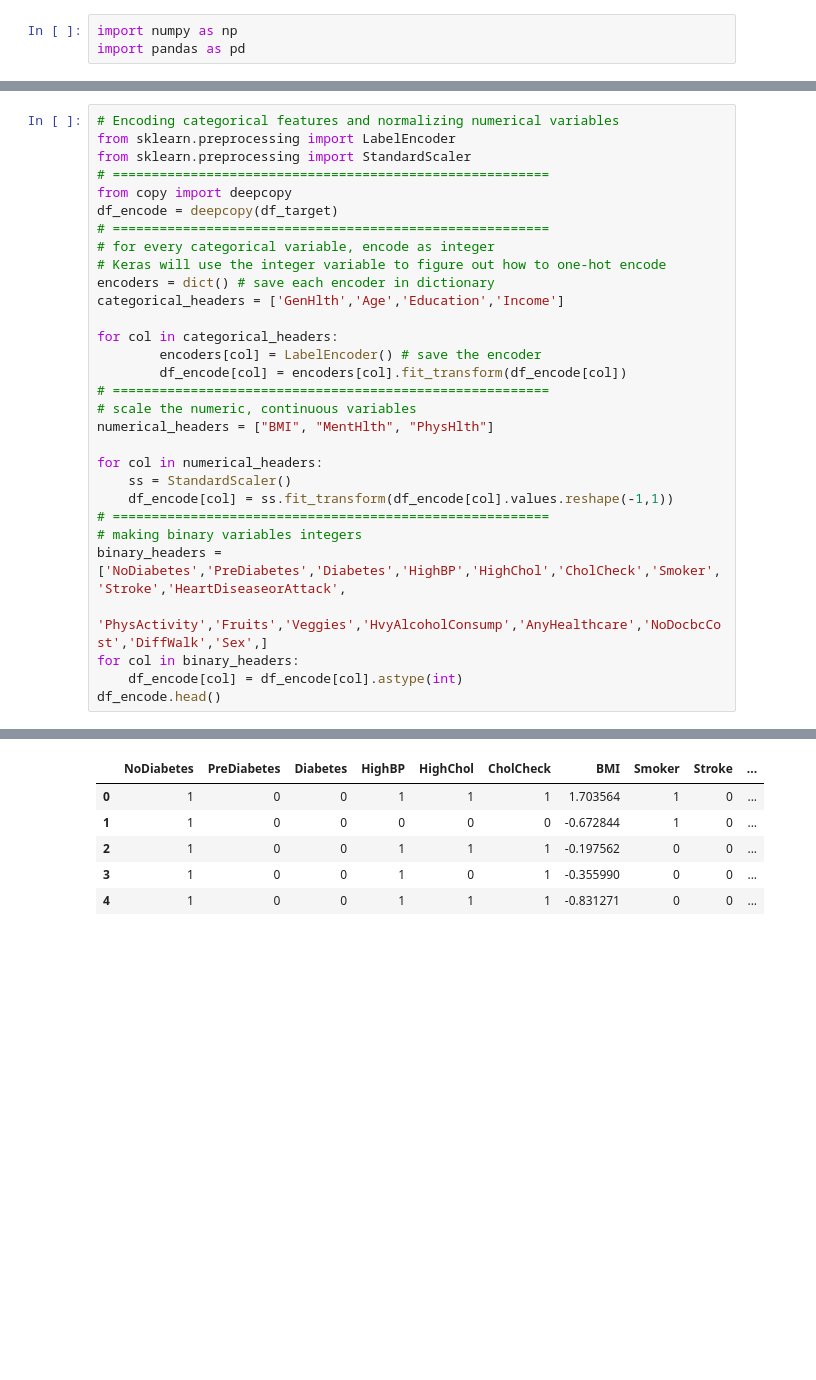
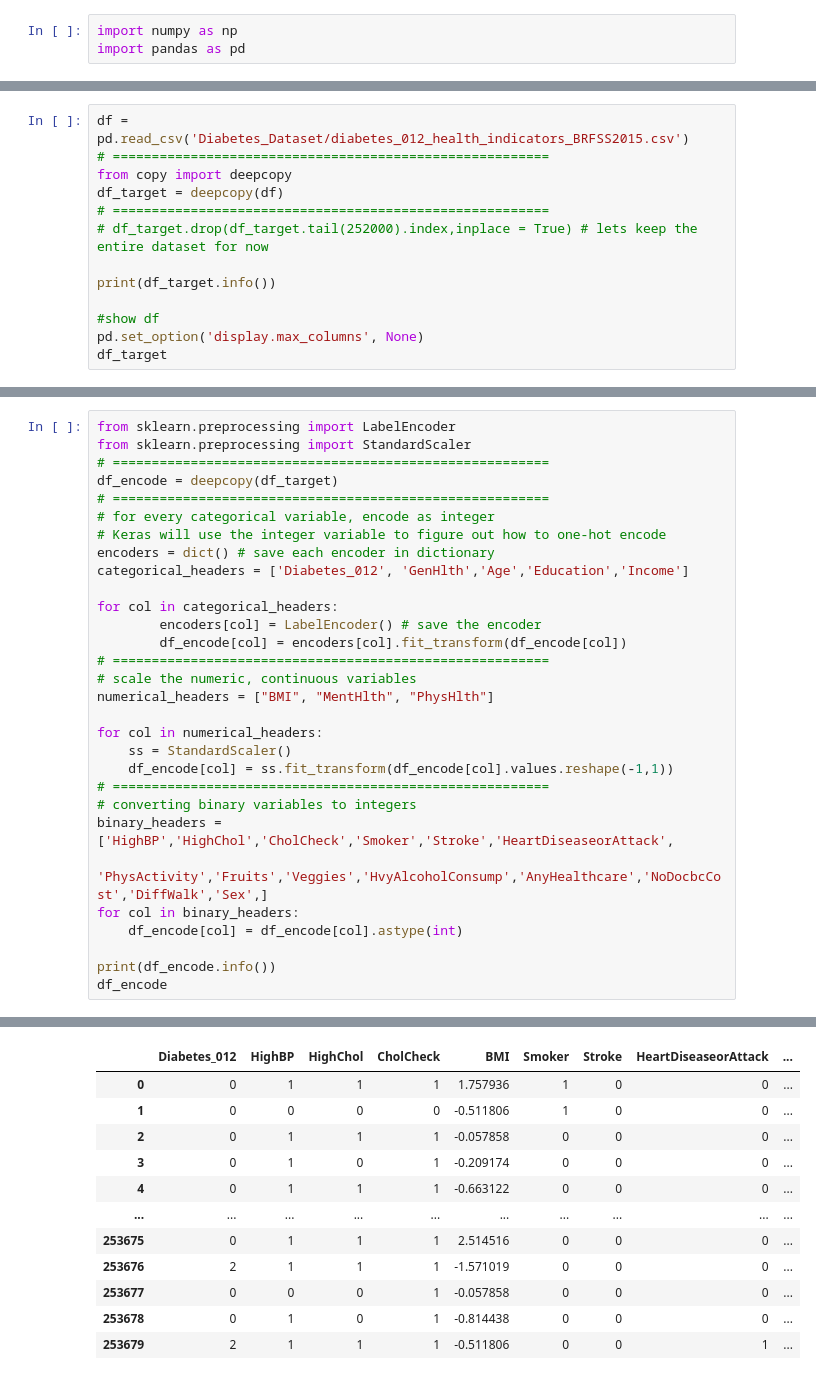
Before and after one commit to kirkwat/machine-learning, a Jupyter notebook: lab5/miro.ipynb, the cells around one changed output, grey strips where cells are left out. Saved outputs shown, nothing was run; the diff lists cells and outputs as text; blank space fills up the shorter version.

```diff
--- a/lab5/miro.ipynb
+++ b/lab5/miro.ipynb
@@ -135,0 +83,13 @@ False
+# %%
+df = pd.read_csv('Diabetes_Dataset/diabetes_012_health_indicators_BRFSS2015.csv')
+# ========================================================
+from copy import deepcopy
+df_target = deepcopy(df)
+# ========================================================
+# df_target.drop(df_target.tail(252000).index,inplace = True) # lets keep the entire dataset for now
+
+print(df_target.info())
+
+#show df
+pd.set_option('display.max_columns', None)
+df_target
@@ -136,15 +138,13 @@ False
 # %%
-# Encoding categorical features and normalizing numerical variables
 from sklearn.preprocessing import LabelEncoder
 from sklearn.preprocessing import StandardScaler
 # ========================================================
-from copy import deepcopy
 df_encode = deepcopy(df_target)
 # ========================================================
 # for every categorical variable, encode as integer
 # Keras will use the integer variable to figure out how to one-hot encode
 encoders = dict() # save each encoder in dictionary
-categorical_headers = ['GenHlth','Age','Education','Income']
+categorical_headers = ['Diabetes_012', 'GenHlth','Age','Education','Income']
 
 for col in categorical_headers:
         encoders[col] = LabelEncoder() # save the encoder
@@ -157,10 +157,12 @@ for col in numerical_headers:
     ss = StandardScaler()
     df_encode[col] = ss.fit_transform(df_encode[col].values.reshape(-1,1))
 # ========================================================
-# making binary variables integers
-binary_headers = ['NoDiabetes','PreDiabetes','Diabetes','HighBP','HighChol','CholCheck','Smoker','Stroke','HeartDiseaseorAttack',
+# converting binary variables to integers
+binary_headers = ['HighBP','HighChol','CholCheck','Smoker','Stroke','HeartDiseaseorAttack',
                   'PhysActivity','Fruits','Veggies','HvyAlcoholConsump','AnyHealthcare','NoDocbcCost','DiffWalk','Sex',]
 for col in binary_headers:
     df_encode[col] = df_encode[col].astype(int)
-df_encode.head()
+
+print(df_encode.info())
+df_encode
 # %% [output]
@@ -167,6 +186,12 @@ df_encode.head()
-|  | NoDiabetes | PreDiabetes | Diabetes | HighBP | HighChol | CholCheck | BMI | Smoker | Stroke | ... |
-| 0 | 1 | 0 | 0 | 1 | 1 | 1 | 1.703564 | 1 | 0 | ... |
-| 1 | 1 | 0 | 0 | 0 | 0 | 0 | -0.672844 | 1 | 0 | ... |
-| 2 | 1 | 0 | 0 | 1 | 1 | 1 | -0.197562 | 0 | 0 | ... |
-| 3 | 1 | 0 | 0 | 1 | 0 | 1 | -0.355990 | 0 | 0 | ... |
-| 4 | 1 | 0 | 0 | 1 | 1 | 1 | -0.831271 | 0 | 0 | ... |
+|  | Diabetes_012 | HighBP | HighChol | CholCheck | BMI | Smoker | Stroke | HeartDiseaseorAttack | ... |
+| 0 | 0 | 1 | 1 | 1 | 1.757936 | 1 | 0 | 0 | ... |
+| 1 | 0 | 0 | 0 | 0 | -0.511806 | 1 | 0 | 0 | ... |
+| 2 | 0 | 1 | 1 | 1 | -0.057858 | 0 | 0 | 0 | ... |
+| 3 | 0 | 1 | 0 | 1 | -0.209174 | 0 | 0 | 0 | ... |
+| 4 | 0 | 1 | 1 | 1 | -0.663122 | 0 | 0 | 0 | ... |
+| ... | ... | ... | ... | ... | ... | ... | ... | ... | ... |
+| 253675 | 0 | 1 | 1 | 1 | 2.514516 | 0 | 0 | 0 | ... |
+| 253676 | 2 | 1 | 1 | 1 | -1.571019 | 0 | 0 | 0 | ... |
+| 253677 | 0 | 0 | 0 | 1 | -0.057858 | 0 | 0 | 0 | ... |
+| 253678 | 0 | 1 | 0 | 1 | -0.814438 | 0 | 0 | 0 | ... |
+| 253679 | 2 | 1 | 1 | 1 | -0.511806 | 0 | 0 | 1 | ... |
```
Also changed, not shown: parts of 29 cells of this notebook.
